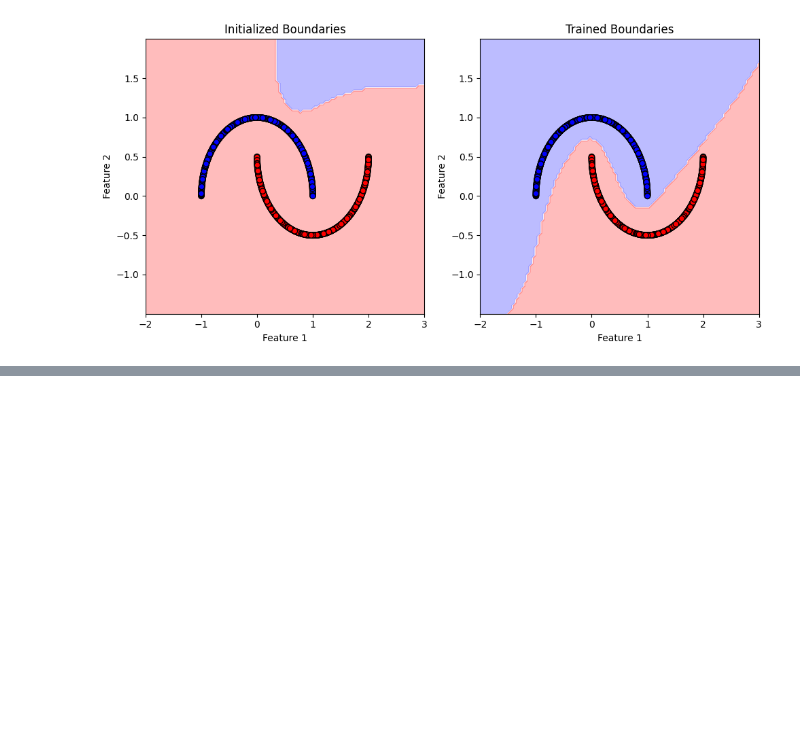
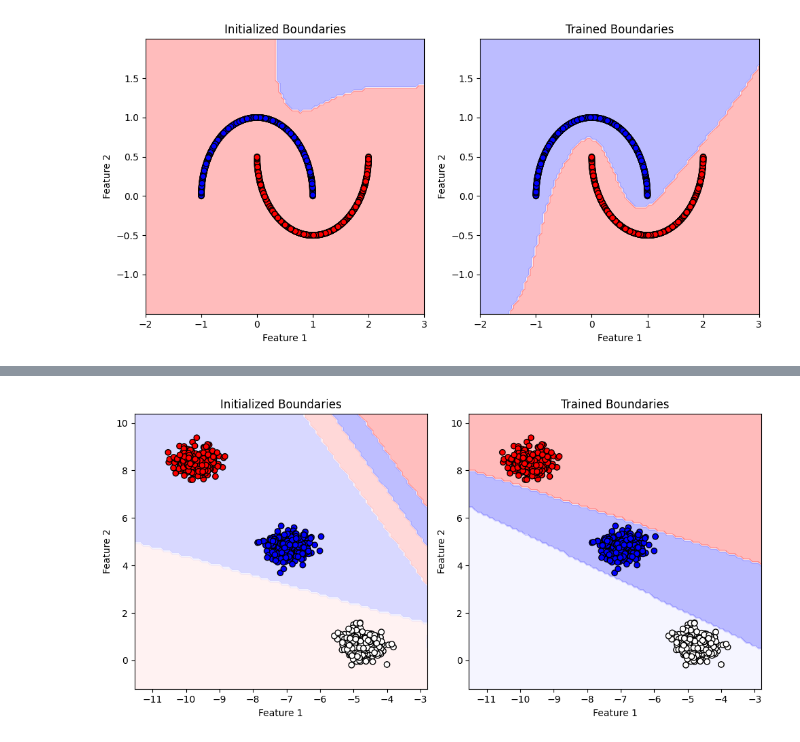
Before and after one commit to KargKarg/deep_learning_lib, a Jupyter notebook: display.ipynb, the cells around one changed output, grey strips where cells are left out. Saved outputs shown, nothing was run; the diff lists cells and outputs as text; code cells hidden in the pictures; blank space fills up the shorter version.

```diff
--- a/display.ipynb
+++ b/display.ipynb
@@ -96,0 +122,2 @@ utils.boundary_comparison(X, Y, lambda x: np.where(bclf_model(x) >= 0.5, 1, 0),
+# %%
+init = utils.decision_boundary(X, lambda x: np.argmax(mclf_model(x, track=False), axis=1))
@@ -96,0 +131,4 @@ utils.boundary_comparison(X, Y, lambda x: np.where(bclf_model(x) >= 0.5, 1, 0),
+# %%
+utils.boundary_comparison(X, Y, lambda x: np.argmax(mclf_model(x, track=False), axis=1), init)
+# %% [output]
+[figure, added]
```
Also changed, not shown: parts of 11 cells of this notebook, 3 other files.
